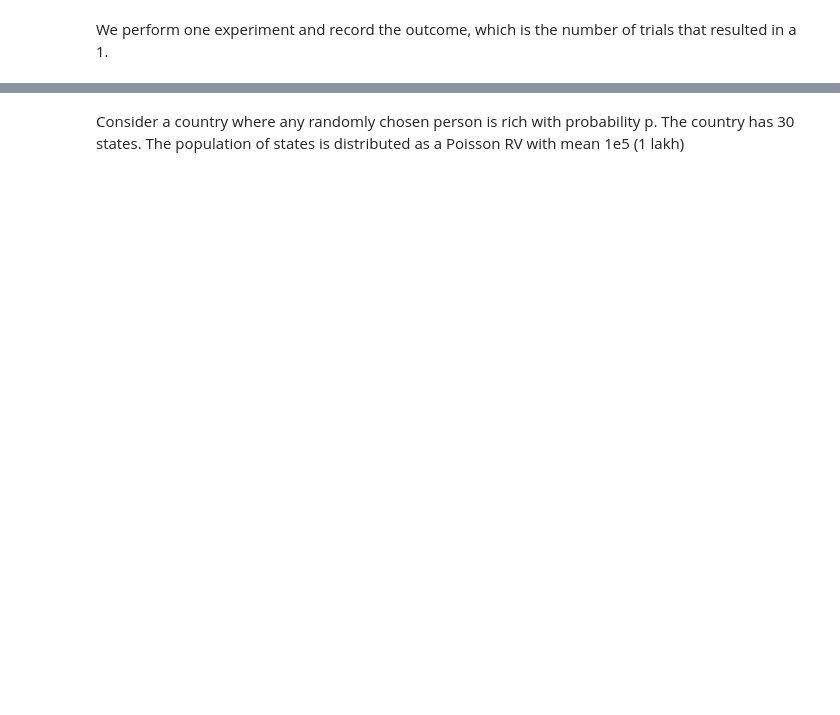
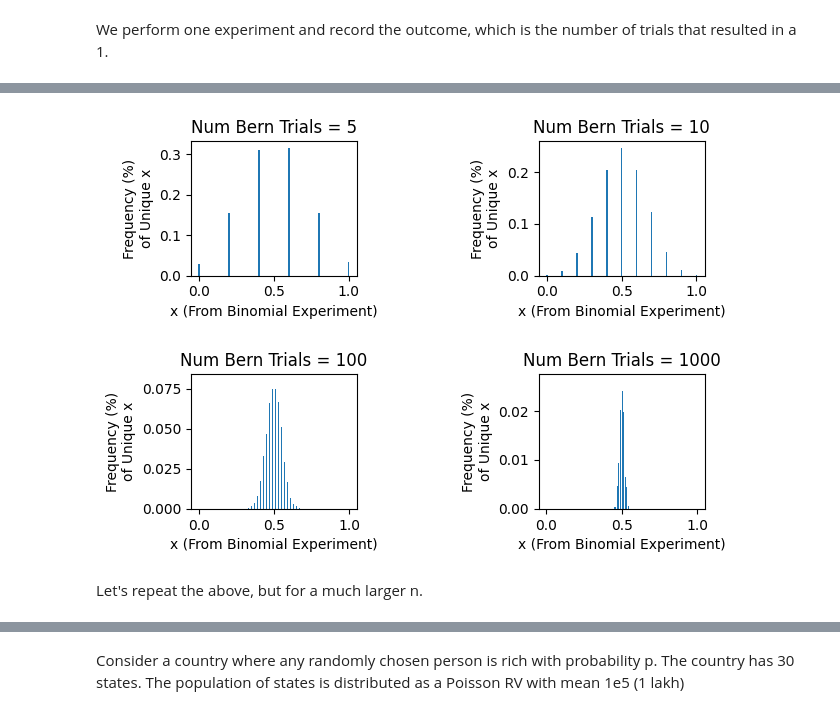
Before and after one commit to adityaaggupta2017/PNS-HW, a Jupyter notebook: ps_course/probability/Binomial.ipynb, the cells around one changed output, grey strips where cells are left out. Drawn from its saved outputs; the diff is of its cells as text; code cells hidden in the pictures; blank space fills up the shorter version.

```diff
--- a/ps_course/probability/Binomial.ipynb
+++ b/ps_course/probability/Binomial.ipynb
@@ -54 +152,30 @@ We perform many experiments and record the outcome for each experiment. Specific
+# %%
+fig, ax = plt.subplots(nrows=2, ncols=2, sharex=False)
+
+# plt.subplots_adjust(bottom=0.1, right=0.8, top=0.9)
+
+plt.tight_layout(pad = 3.0, w_pad=10.0,h_pad=5.0)
+
+# fig.set_label("No of Trials of Bern Exp is " + str(v_numTrialsInAnExp))
+obsIdx = 0
+widthArr = [0.01, 0.01, 0.005, 0.0006]
+#for rowidx in range(int(np.ceil(v_numRepeats/2))):
+for rowidx in range(2):
+    for colidx in range(2):
+        # print("The outcomes are", frequentists[obsIdx], "obsIdx:", obsIdx)
+        histVal = np.histogram(frequentists[obsIdx], bins=range(0,v_binomial_n[obsIdx]+2), density=False)
+        # print("The histogram[1] values are:", histVal[1])
+        # print("The histogram[0] values are:", histVal[0])
+
+        ax[rowidx][colidx].bar(histVal[1][0:-1]/v_binomial_n[obsIdx], histVal[0]/numberOfBinomialExps, width = widthArr[obsIdx])
+        ax[rowidx][colidx].set_xscale("linear")
+        ax[rowidx][colidx].set_xlabel("x (From Binomial Experiment)")
+        ax[rowidx][colidx].set_ylabel(textwrap.fill("Frequency (%) of Unique x", width = 15))
+        ax[rowidx][colidx].set_title("Num Bern Trials = " + str(v_binomial_n[obsIdx]))
+        obsIdx = obsIdx + 1
+
+# plt.subplot_tool()
+# plt.show(block=True)
+# %% [output]
+[figure, added]
 # %%
@@ -68,0 +237,2 @@ for i in range(numberOfBinomialExps):
+# %% [markdown]
+Let's repeat the above, but for a much larger n.
```
Also changed, not shown: parts of 18 cells of this notebook, 3 other files.
